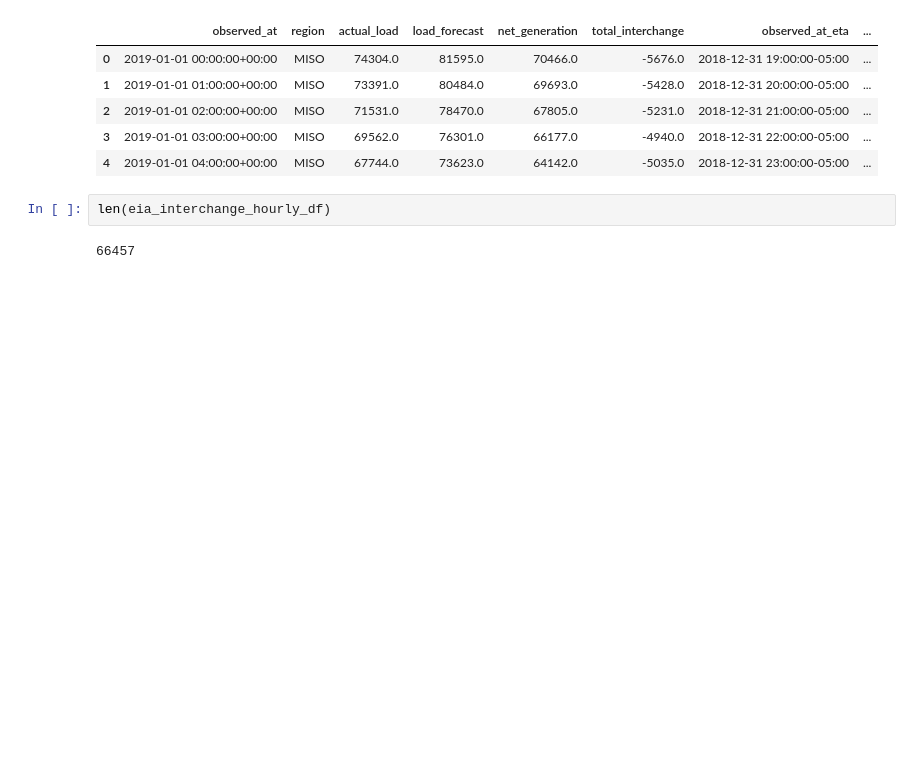
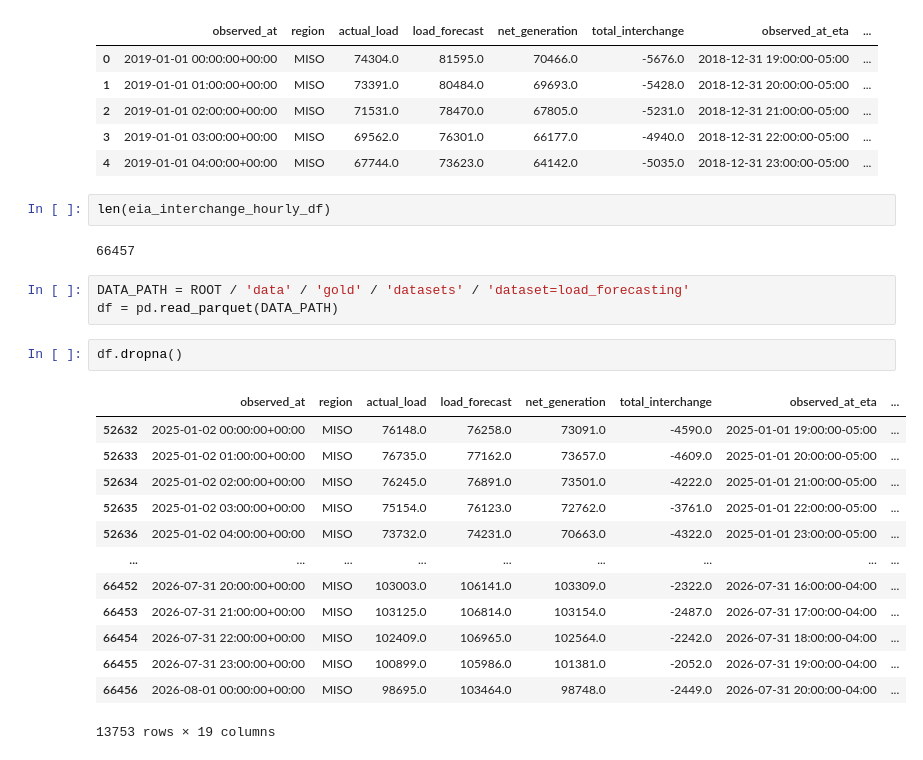
Before and after one commit to jackyeung99/eml_transformer, a Jupyter notebook: notebooks/eia960_data.ipynb, the cells around one changed output. Cells and saved outputs as stored; diff of their text form; blank space fills up the shorter version.

```diff
--- a/notebooks/eia960_data.ipynb
+++ b/notebooks/eia960_data.ipynb
@@ -202,3 +202,22 @@ eia_interchange_hourly_df.head()
 len(eia_interchange_hourly_df)
 # %% [output]
 66457
+# %%
+DATA_PATH = ROOT / 'data' / 'gold' / 'datasets' / 'dataset=load_forecasting'
+df = pd.read_parquet(DATA_PATH)
+# %%
+df.dropna()
+# %% [output]
+|  | observed_at | region | actual_load | load_forecast | net_generation | total_interchange | observed_at_eta | ... |
+| 52632 | 2025-01-02 00:00:00+00:00 | MISO | 76148.0 | 76258.0 | 73091.0 | -4590.0 | 2025-01-01 19:00:00-05:00 | ... |
+| 52633 | 2025-01-02 01:00:00+00:00 | MISO | 76735.0 | 77162.0 | 73657.0 | -4609.0 | 2025-01-01 20:00:00-05:00 | ... |
+| 52634 | 2025-01-02 02:00:00+00:00 | MISO | 76245.0 | 76891.0 | 73501.0 | -4222.0 | 2025-01-01 21:00:00-05:00 | ... |
+| 52635 | 2025-01-02 03:00:00+00:00 | MISO | 75154.0 | 76123.0 | 72762.0 | -3761.0 | 2025-01-01 22:00:00-05:00 | ... |
+| 52636 | 2025-01-02 04:00:00+00:00 | MISO | 73732.0 | 74231.0 | 70663.0 | -4322.0 | 2025-01-01 23:00:00-05:00 | ... |
+| ... | ... | ... | ... | ... | ... | ... | ... | ... |
+| 66452 | 2026-07-31 20:00:00+00:00 | MISO | 103003.0 | 106141.0 | 103309.0 | -2322.0 | 2026-07-31 16:00:00-04:00 | ... |
+| 66453 | 2026-07-31 21:00:00+00:00 | MISO | 103125.0 | 106814.0 | 103154.0 | -2487.0 | 2026-07-31 17:00:00-04:00 | ... |
+| 66454 | 2026-07-31 22:00:00+00:00 | MISO | 102409.0 | 106965.0 | 102564.0 | -2242.0 | 2026-07-31 18:00:00-04:00 | ... |
+| 66455 | 2026-07-31 23:00:00+00:00 | MISO | 100899.0 | 105986.0 | 101381.0 | -2052.0 | 2026-07-31 19:00:00-04:00 | ... |
+| 66456 | 2026-08-01 00:00:00+00:00 | MISO | 98695.0 | 103464.0 | 98748.0 | -2449.0 | 2026-07-31 20:00:00-04:00 | ... |
+13753 rows × 19 columns
```
Also changed, not shown: parts of 4 cells of this notebook, 32 other files.
